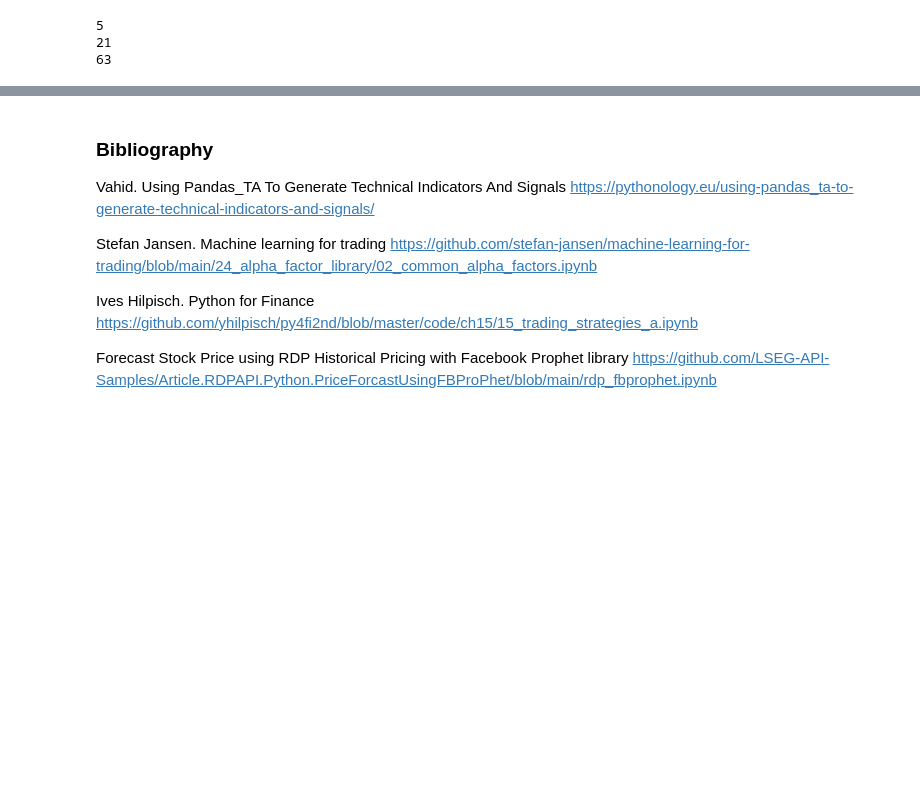
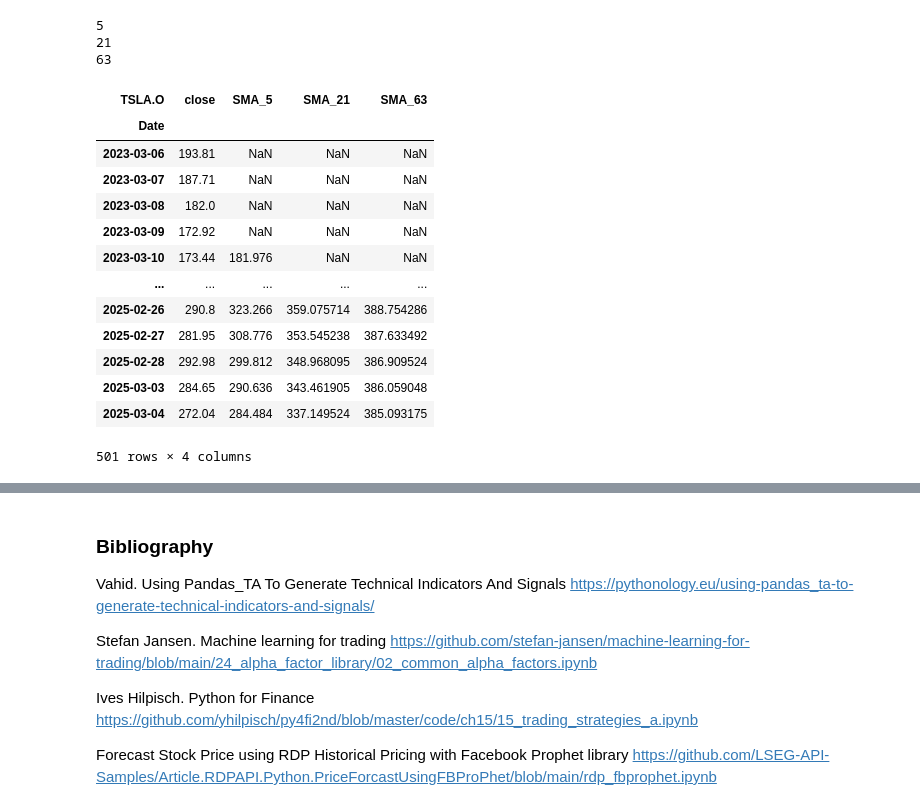
Before and after one commit to neftalivldz/finanzas2025, a Jupyter notebook: 02_Backtesting.ipynb, the cells around one changed output, grey strips where cells are left out. Saved outputs shown, nothing was run; the diff lists cells and outputs as text; code cells hidden in the pictures; blank space fills up the shorter version.

```diff
--- a/02_Backtesting.ipynb
+++ b/02_Backtesting.ipynb
@@ -63,6 +63,23 @@ for t in [5, 21, 63]:
 for t in [5, 21, 63]:
     df[f'SMA_{t}'] = ta.sma(df['close'],
                                length=t)
+# %%
+df
+# %% [output]
+| TSLA.O | close | SMA_5 | SMA_21 | SMA_63 |
+| Date |  |  |  |  |
+| 2023-03-06 | 193.81 | NaN | NaN | NaN |
+| 2023-03-07 | 187.71 | NaN | NaN | NaN |
+| 2023-03-08 | 182.0 | NaN | NaN | NaN |
+| 2023-03-09 | 172.92 | NaN | NaN | NaN |
+| 2023-03-10 | 173.44 | 181.976 | NaN | NaN |
+| ... | ... | ... | ... | ... |
+| 2025-02-26 | 290.8 | 323.266 | 359.075714 | 388.754286 |
+| 2025-02-27 | 281.95 | 308.776 | 353.545238 | 387.633492 |
+| 2025-02-28 | 292.98 | 299.812 | 348.968095 | 386.909524 |
+| 2025-03-03 | 284.65 | 290.636 | 343.461905 | 386.059048 |
+| 2025-03-04 | 272.04 | 284.484 | 337.149524 | 385.093175 |
+501 rows × 4 columns
 # %%
 plt.style.use('tableau-colorblind10')
 %config InlineBackend.figure_format = 'svg'
```
Also changed, not shown: parts of 5 cells of this notebook.
